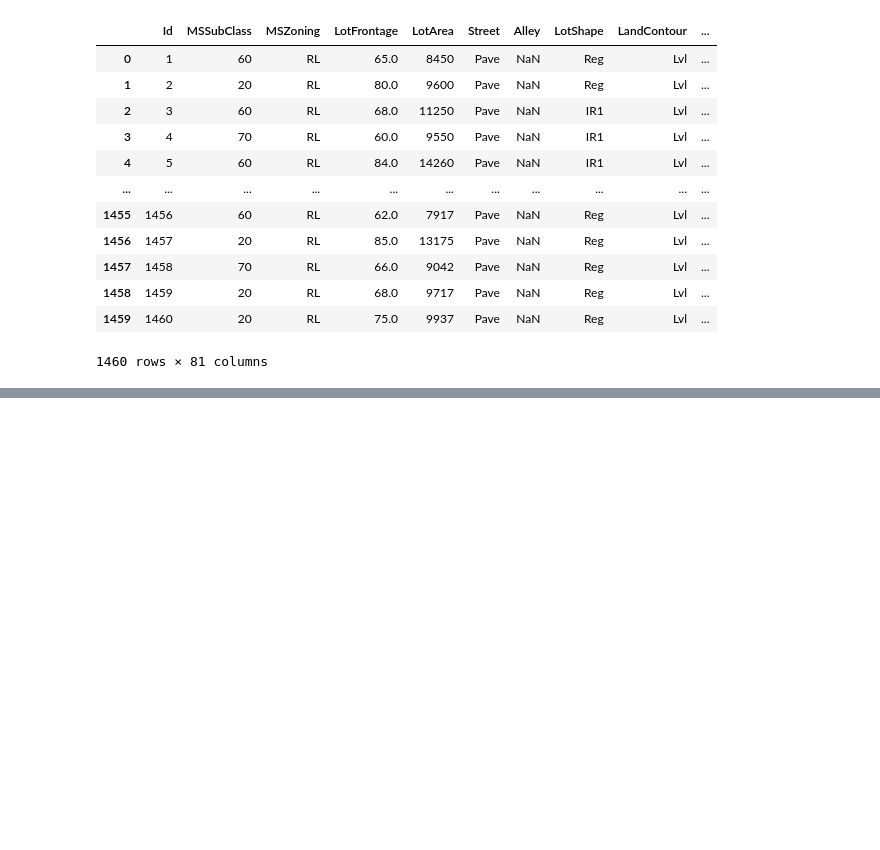
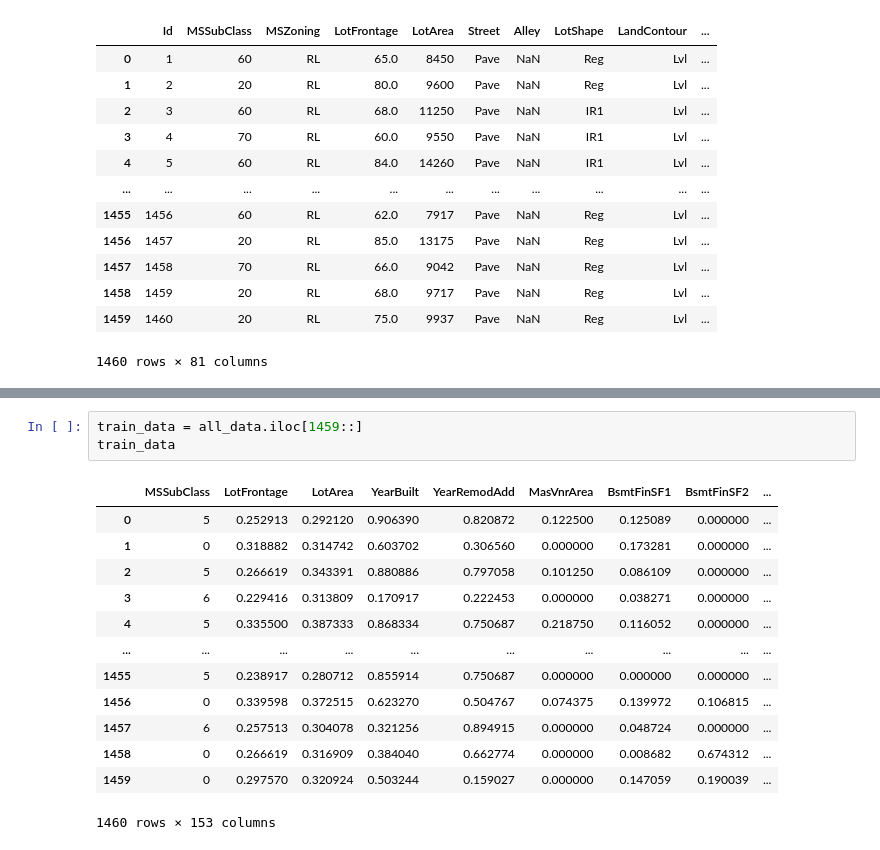
Before and after one commit to Perfomo/Kaggle-House-Prices-Competition, a Jupyter notebook: HousePrices.ipynb, the cells around one changed output, grey strips where cells are left out. Drawn from its saved outputs; the diff is of its cells as text; blank space fills up the shorter version.

```diff
--- a/HousePrices.ipynb
+++ b/HousePrices.ipynb
@@ -194,0 +181,17 @@ sns.histplot(norm_scale_data(all_data["LotArea"]), kde=True)
+# %%
+train_data = all_data.iloc[1459::]
+train_data
+# %% [output]
+|  | MSSubClass | LotFrontage | LotArea | YearBuilt | YearRemodAdd | MasVnrArea | BsmtFinSF1 | BsmtFinSF2 | ... |
+| 0 | 5 | 0.252913 | 0.292120 | 0.906390 | 0.820872 | 0.122500 | 0.125089 | 0.000000 | ... |
+| 1 | 0 | 0.318882 | 0.314742 | 0.603702 | 0.306560 | 0.000000 | 0.173281 | 0.000000 | ... |
+| 2 | 5 | 0.266619 | 0.343391 | 0.880886 | 0.797058 | 0.101250 | 0.086109 | 0.000000 | ... |
+| 3 | 6 | 0.229416 | 0.313809 | 0.170917 | 0.222453 | 0.000000 | 0.038271 | 0.000000 | ... |
+| 4 | 5 | 0.335500 | 0.387333 | 0.868334 | 0.750687 | 0.218750 | 0.116052 | 0.000000 | ... |
+| ... | ... | ... | ... | ... | ... | ... | ... | ... | ... |
+| 1455 | 5 | 0.238917 | 0.280712 | 0.855914 | 0.750687 | 0.000000 | 0.000000 | 0.000000 | ... |
+| 1456 | 0 | 0.339598 | 0.372515 | 0.623270 | 0.504767 | 0.074375 | 0.139972 | 0.106815 | ... |
+| 1457 | 6 | 0.257513 | 0.304078 | 0.321256 | 0.894915 | 0.000000 | 0.048724 | 0.000000 | ... |
+| 1458 | 0 | 0.266619 | 0.316909 | 0.384040 | 0.662774 | 0.000000 | 0.008682 | 0.674312 | ... |
+| 1459 | 0 | 0.297570 | 0.320924 | 0.503244 | 0.159027 | 0.000000 | 0.147059 | 0.190039 | ... |
+1460 rows × 153 columns
```
Also changed, not shown: parts of 26 cells of this notebook.
